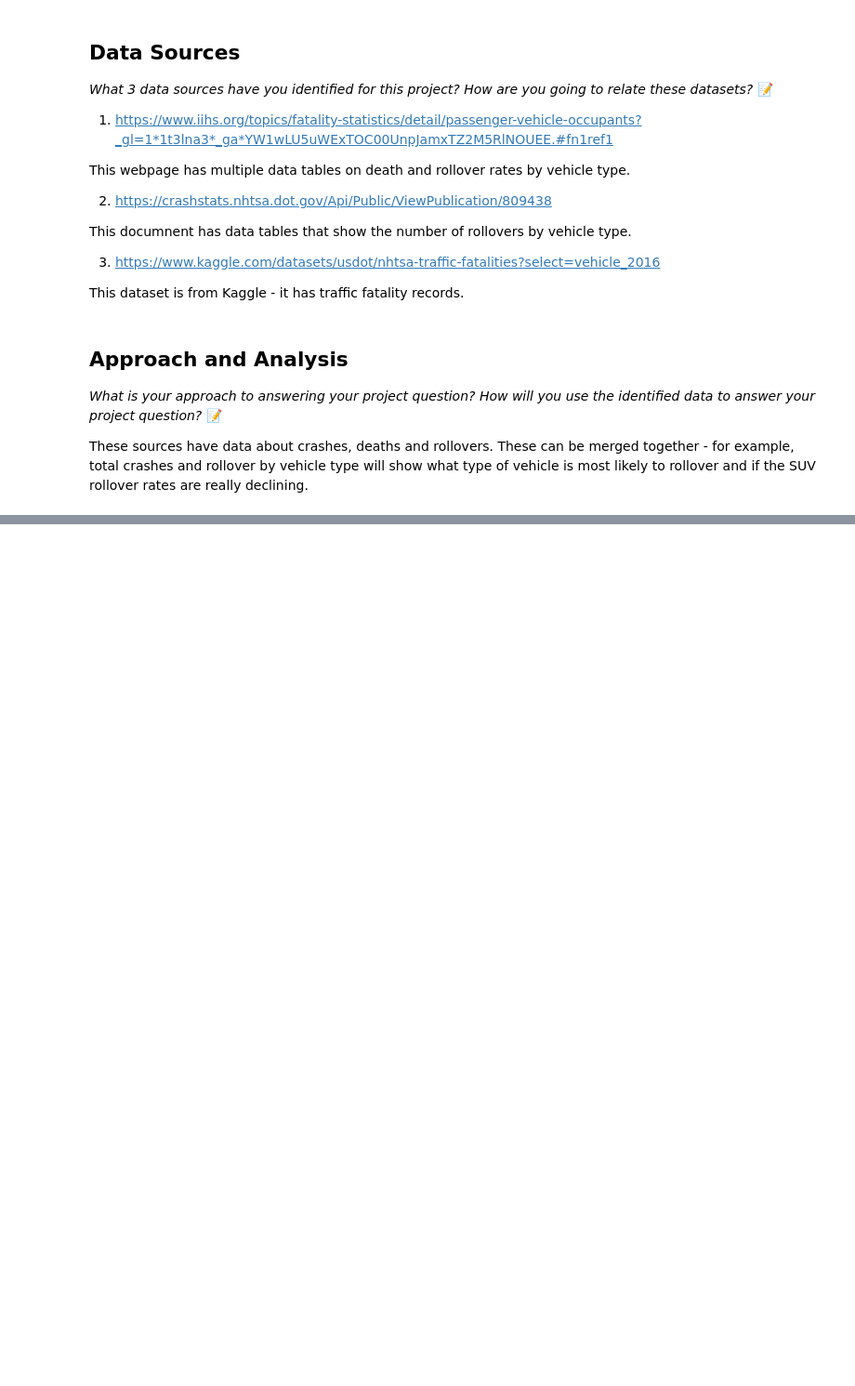
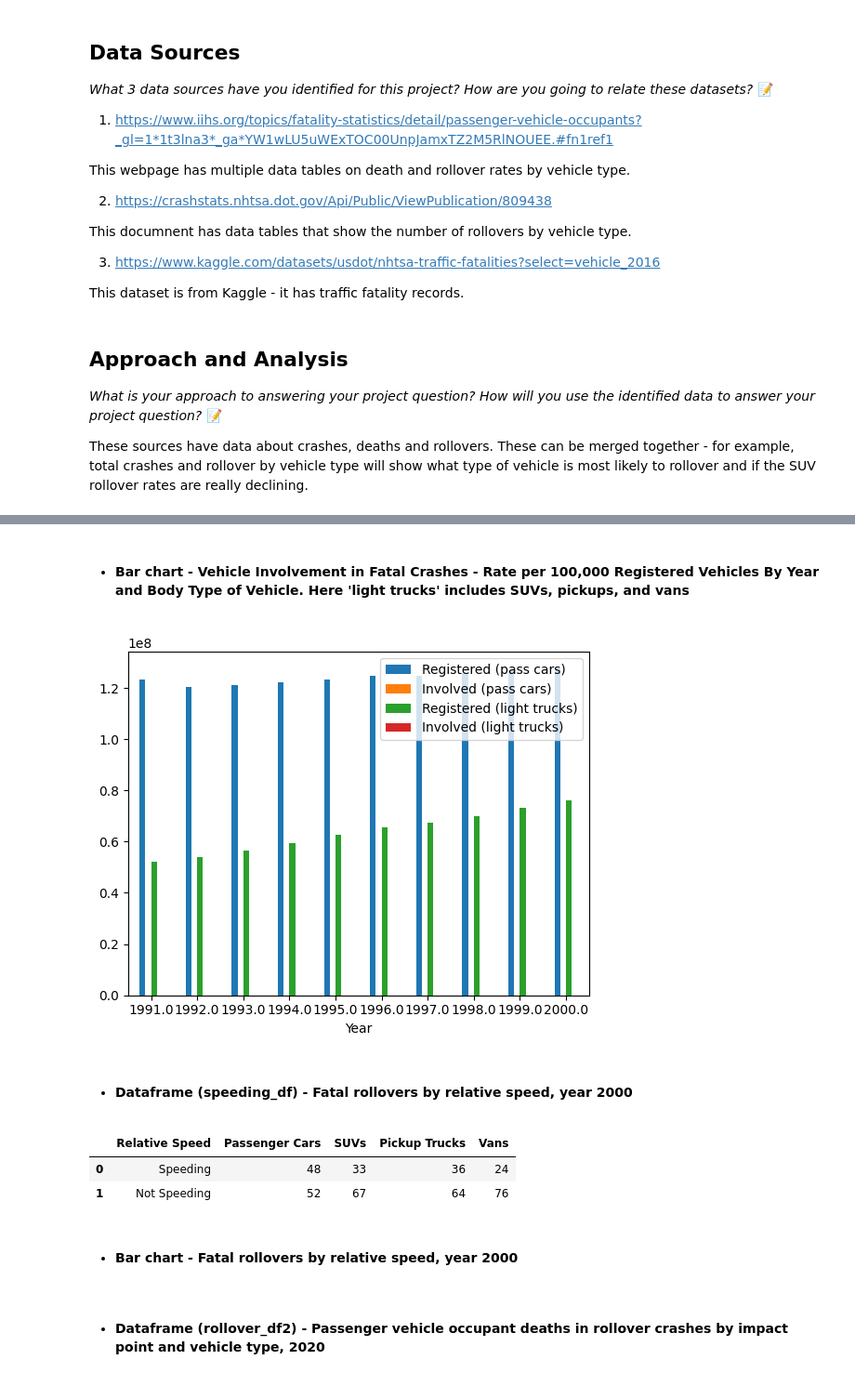
Before and after one commit to IT4063c-Spring23/final-project-patel5r4, a Jupyter notebook: source.ipynb, the cells around one changed output, grey strips where cells are left out. Shown at 93% size. Cells and saved outputs as stored; diff of their text form; code cells hidden in the pictures; blank space fills up the shorter version.

```diff
--- a/source.ipynb
+++ b/source.ipynb
@@ -104,0 +241,15 @@ od.download(dataset_url, data_dir='./data')
+# %%
+crash_df = pd.read_csv(r'data\Vehicle Involvement in Fatal Crashes - Rate per 100,000 Registered Vehicles By Year and Body Type of Vehicle .csv')
+crash_df = crash_df.drop(index=0)
+crash_df.columns = ['Year', 'Registered (pass cars)', 'Involved (pass cars)', 'Rate',
+                         'Registered (light trucks)', 'Involved (light trucks)', 'Rate']
+
+#changed data types
+crash_df['Registered (pass cars)'] = crash_df['Registered (pass cars)'].replace(',', '', regex=True).astype(float)
+crash_df['Involved (pass cars)'] = crash_df['Involved (pass cars)'].replace(',', '', regex=True).astype(float)
+crash_df['Registered (light trucks)'] = crash_df['Registered (light trucks)'].replace(',', '', regex=True).astype(float)
+crash_df['Involved (light trucks)'] = crash_df['Involved (light trucks)'].replace(',', '', regex=True).astype(float)
+
+# pd.to_numeric(crash_df, downcast='float')
+
+crash_df.head()
@@ -104,0 +263,19 @@ od.download(dataset_url, data_dir='./data')
+# %% [markdown]
+- #### <b>Bar chart - Vehicle Involvement in Fatal Crashes - Rate per 100,000 Registered Vehicles By Year and Body Type of Vehicle. Here 'light trucks' includes SUVs, pickups, and vans </b>
+# %%
+# Needs corrections
+ax = crash_df.plot.bar(x='Year', y=crash_df.drop(columns=['Year']).columns, rot=0)
+# %% [output]
+[figure, added]
+# %% [markdown]
+- #### <b>Dataframe (speeding_df) - Fatal rollovers by relative speed, year 2000 </b>
+# %%
+speeding_df = pd.read_csv(r'data\Fatal Rollovers by Relative Speed.csv')
+speeding_df = speeding_df.drop('Drivers', axis=1)
+speeding_df.head()
+# %% [output]
+|  | Relative Speed | Passenger Cars | SUVs | Pickup Trucks | Vans |
+| 0 | Speeding | 48 | 33 | 36 | 24 |
+| 1 | Not Speeding | 52 | 67 | 64 | 76 |
+# %% [markdown]
+- #### <b>Bar chart - Fatal rollovers by relative speed, year 2000</b>
@@ -104,0 +286,2 @@ od.download(dataset_url, data_dir='./data')
+# %% [markdown]
+- #### <b>Dataframe (rollover_df2) - Passenger vehicle occupant deaths in rollover crashes by impact point and vehicle type, 2020 </b>
```
Also changed, not shown: parts of 41 cells of this notebook, 9 other files.
